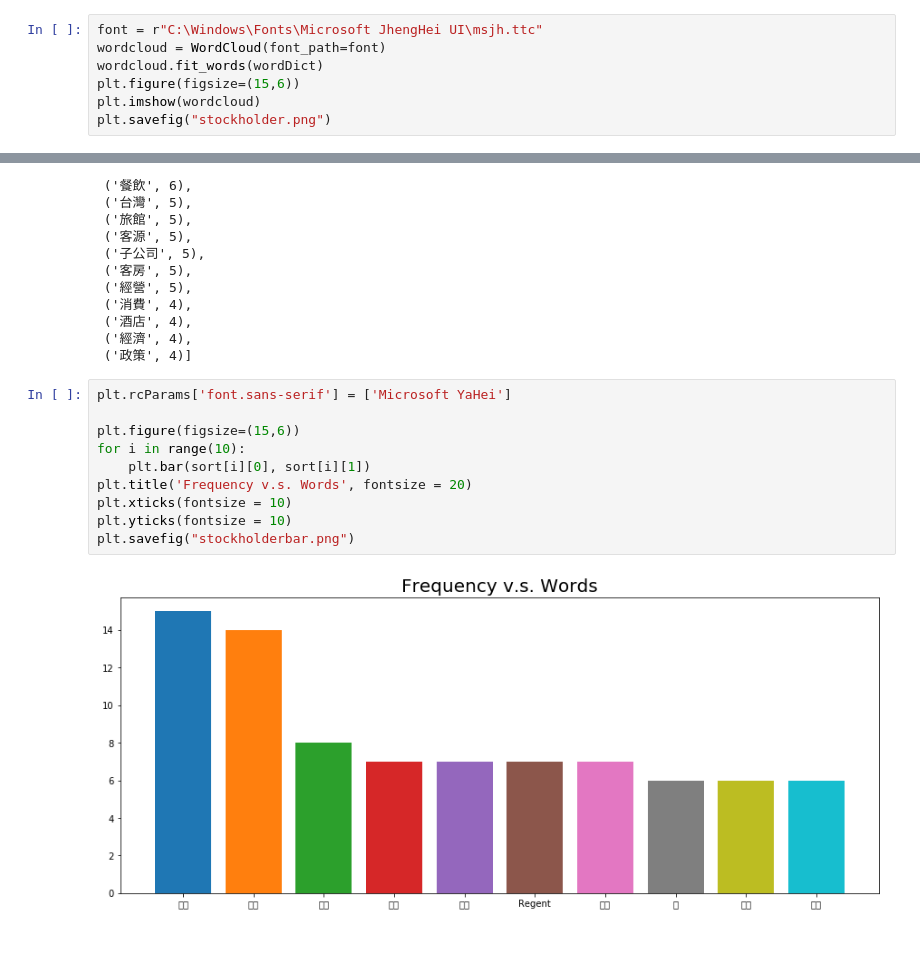
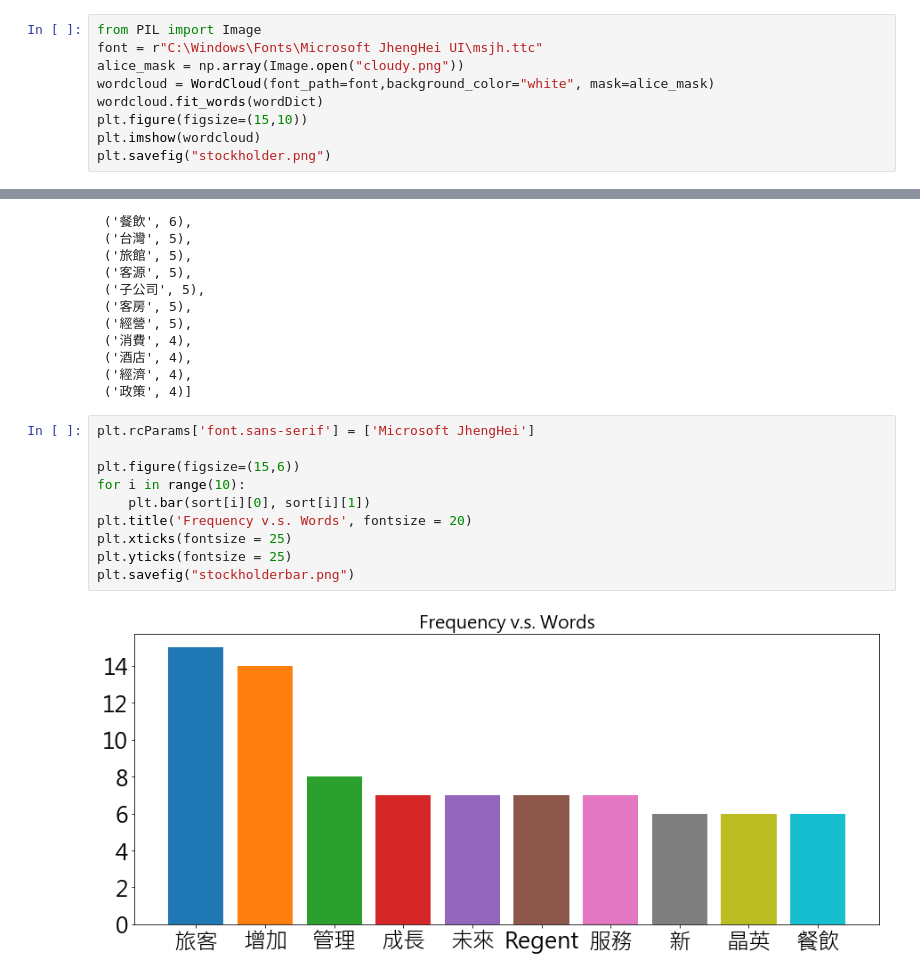
Before and after one commit to mnbvv/pythonwordcloud, a Jupyter notebook: 我是一朵雲~.ipynb, the cells around one changed output, grey strips where cells are left out. Drawn from its saved outputs; the diff is of its cells as text; blank space fills up the shorter version.

```diff
--- a/我是一朵雲~.ipynb
+++ b/我是一朵雲~.ipynb
@@ -133,10 +134,12 @@ for i in wordDict.items():
 # %% [output]
 ('壹', 1)('致股', 1)('東報', 1)('告書', 1)('女士', 1)('先生', 1)('們', 1)('台灣', 5)('觀光產業', 2)('景氣', 1)('成長', 7)('趨勢', 2)('緩慢', 1)('雖然', 1)('旅客', 15)('仍達', 1)('萬', 1)('年僅', 1)('國內', 2)('新', 6)('旅館', 5)('房間數', 1)(' ...
 # %%
+from PIL import Image
 font = r"C:\Windows\Fonts\Microsoft JhengHei UI\msjh.ttc"
-wordcloud = WordCloud(font_path=font)
+alice_mask = np.array(Image.open("cloudy.png"))
+wordcloud = WordCloud(font_path=font,background_color="white", mask=alice_mask)
 wordcloud.fit_words(wordDict)
-plt.figure(figsize=(15,6))
+plt.figure(figsize=(15,10))
 plt.imshow(wordcloud)
 plt.savefig("stockholder.png")
 # %% [output]
@@ -166,14 +169,14 @@ sort[0:20]
  ('經濟', 4),
  ('政策', 4)]
 # %%
-plt.rcParams['font.sans-serif'] = ['Microsoft YaHei']
+plt.rcParams['font.sans-serif'] = ['Microsoft JhengHei']
 
 plt.figure(figsize=(15,6))
 for i in range(10):
     plt.bar(sort[i][0], sort[i][1])
 plt.title('Frequency v.s. Words', fontsize = 20)
-plt.xticks(fontsize = 10)
-plt.yticks(fontsize = 10)
+plt.xticks(fontsize = 25)
+plt.yticks(fontsize = 25)
 plt.savefig("stockholderbar.png")
 # %% [output]
-[figure, old version]
+[figure, new version]
```
Also changed, not shown: parts of 3 cells of this notebook.
